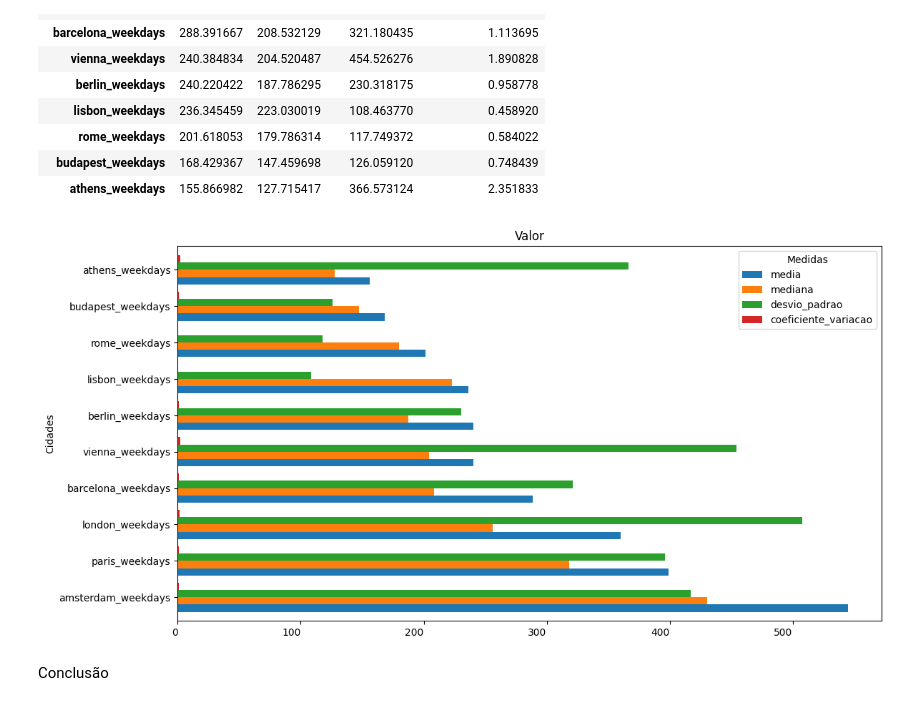
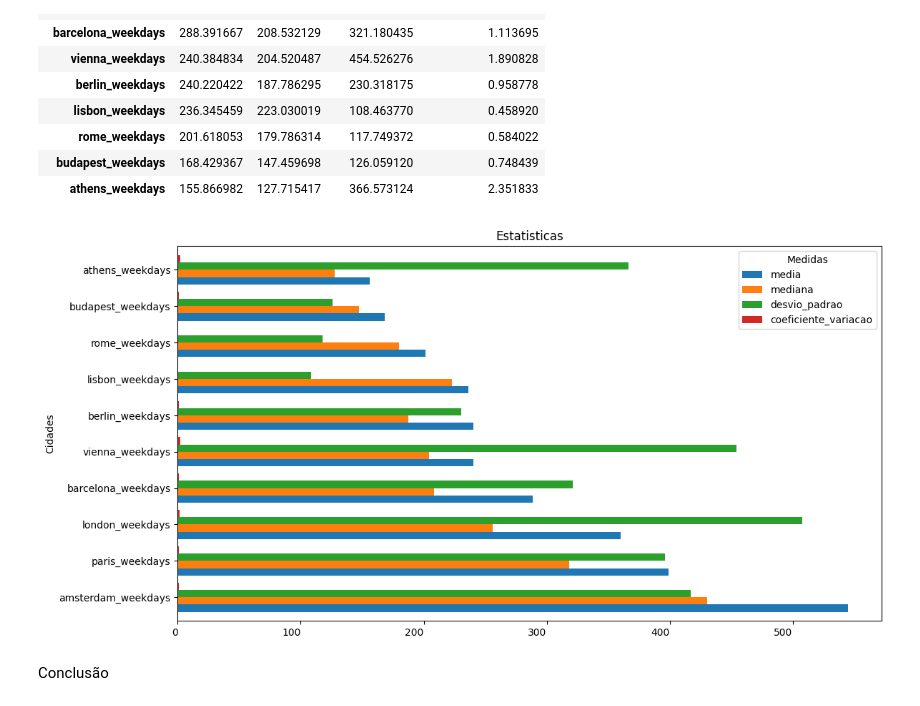
Before and after one commit to walleceoli/airbnb-europe-insights-, a Jupyter notebook: analise.ipynb, the cells around one changed output. Cells and saved outputs as stored; diff of their text form; code cells hidden in the pictures.

Commit message:
refactor(charts): reorganização da lógica dos gráficos

```diff
--- a/analise.ipynb
+++ b/analise.ipynb
@@ -628,17 +628,20 @@ df_dias_uteis_estatisticas_descritivas
 | budapest_weekdays | 168.429367 | 147.459698 | 126.059120 | 0.748439 |
 | athens_weekdays | 155.866982 | 127.715417 | 366.573124 | 2.351833 |
 # %%
-ax = df_dias_uteis_estatisticas_descritivas.plot(kind="barh", figsize=(12, 6), width=0.8)
+def plot_barh_est_descri (df , titulo = '', ylabel = ''):
+    grafico = df.plot(kind="barh", figsize=(12, 6), width=0.8)
+    grafico.set_ylabel(ylabel)
+    grafico.set_title(titulo)
+    plt.xticks(ha="right")
+    plt.legend(title="Medidas")
 
-ax.set_ylabel("Cidades")
-ax.set_title("Valor")
-plt.xticks(ha="right")
-plt.legend(title="Medidas")
+    plt.tight_layout()
+    plt.show()
+    return
 
-plt.tight_layout()
-plt.show()
+plot_barh_est_descri(df_dias_uteis_estatisticas_descritivas, titulo ='Estatisticas', ylabel='Cidades')
 # %% [output]
-[figure, old version]
+[figure, new version]
 # %% [markdown]
 Conclusão
 # %% [markdown]
```
Also changed, not shown: parts of 23 cells of this notebook.
